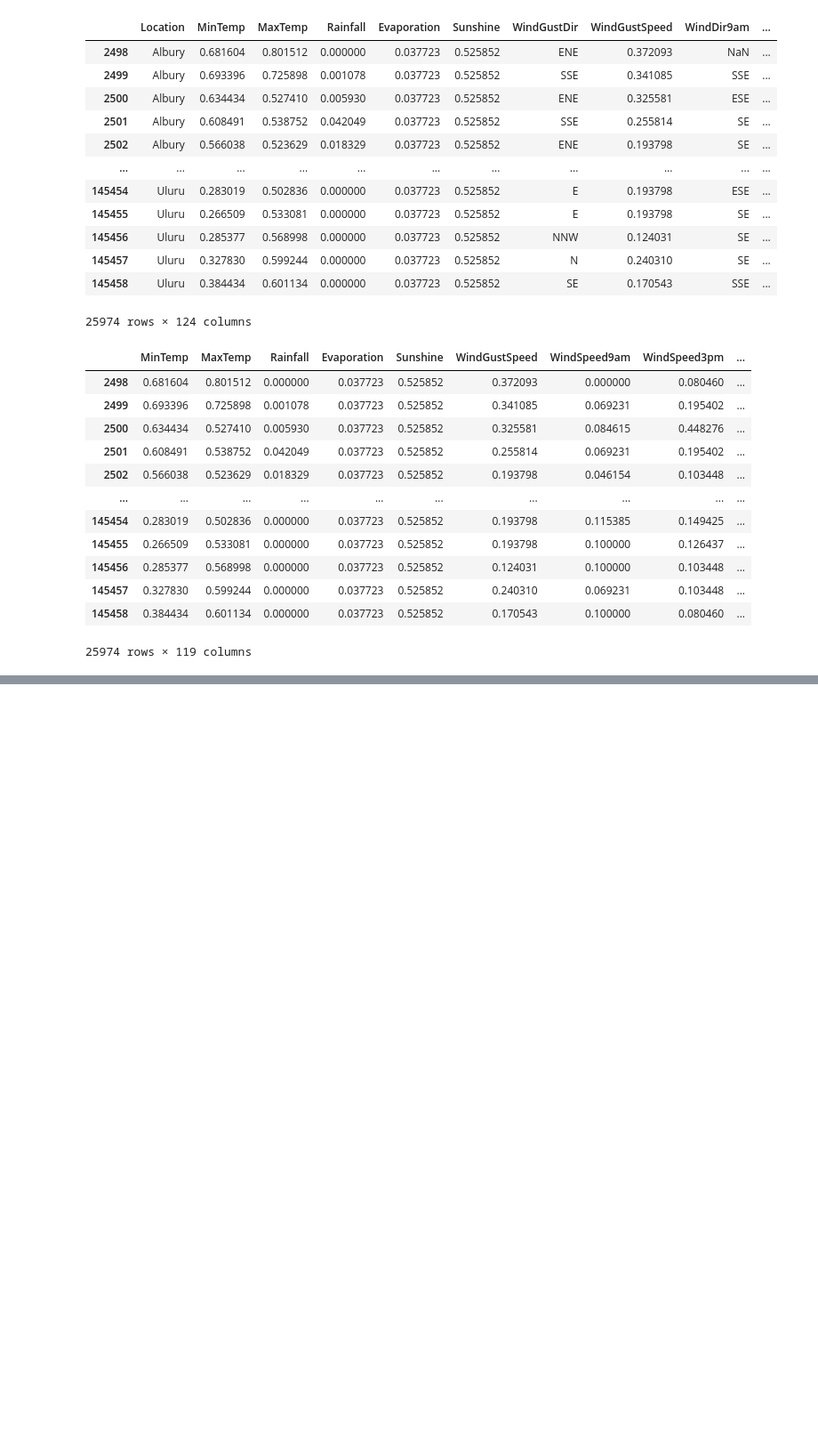
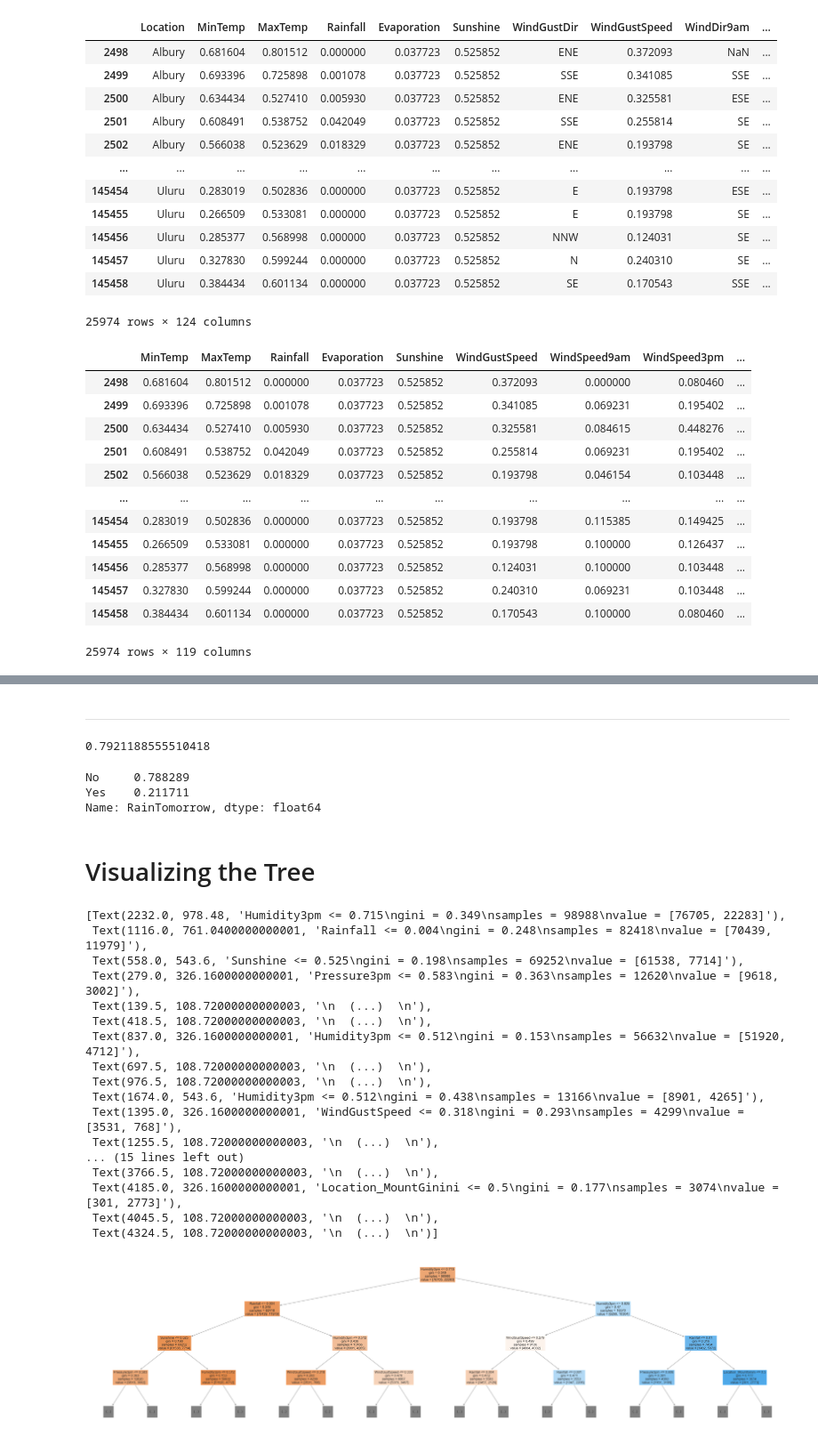
Before and after one commit to Harsh21S/rain-prediction-decision-tree-random-forest, a Jupyter notebook: notebook/Untitled.ipynb, the cells around one changed output, grey strips where cells are left out. Shown: that part at 89% size. Cells and saved outputs as stored; diff of their text form; code cells hidden in the pictures; blank space fills up the shorter version.

Commit message:
visualizing tree

```diff
--- a/notebook/Untitled.ipynb
+++ b/notebook/Untitled.ipynb
@@ -265,0 +268,5 @@ X_test
+# %%
+model = DecisionTreeClassifier(random_state=42)
+# %%
+%%time
+model.fit(X_train, train_targets)
@@ -265,0 +308,14 @@ X_test
+# %% [markdown]
+--------------------------------------------------------------------------------------------
+# %%
+model.score(X_val, val_targets)
+# %% [output]
+0.7921188555510418
+# %%
+val_targets.value_counts() / len(val_targets)
+# %% [output]
+No     0.788289
+Yes    0.211711
+Name: RainTomorrow, dtype: float64
+# %% [markdown]
+# Visualizing the Tree
@@ -265,0 +324,22 @@ X_test
+# %%
+plt.figure(figsize=(80,20))
+plot_tree(model, feature_names=X_train.columns, max_depth=3, filled=True)
+# %% [output]
+[Text(2232.0, 978.48, 'Humidity3pm <= 0.715\ngini = 0.349\nsamples = 98988\nvalue = [76705, 22283]'),
+ Text(1116.0, 761.0400000000001, 'Rainfall <= 0.004\ngini = 0.248\nsamples = 82418\nvalue = [70439, 11979]'),
+ Text(558.0, 543.6, 'Sunshine <= 0.525\ngini = 0.198\nsamples = 69252\nvalue = [61538, 7714]'),
+ Text(279.0, 326.1600000000001, 'Pressure3pm <= 0.583\ngini = 0.363\nsamples = 12620\nvalue = [9618, 3002]'),
+ Text(139.5, 108.72000000000003, '\n  (...)  \n'),
+ Text(418.5, 108.72000000000003, '\n  (...)  \n'),
+ Text(837.0, 326.1600000000001, 'Humidity3pm <= 0.512\ngini = 0.153\nsamples = 56632\nvalue = [51920, 4712]'),
+ Text(697.5, 108.72000000000003, '\n  (...)  \n'),
+ Text(976.5, 108.72000000000003, '\n  (...)  \n'),
+ Text(1674.0, 543.6, 'Humidity3pm <= 0.512\ngini = 0.438\nsamples = 13166\nvalue = [8901, 4265]'),
+ Text(1395.0, 326.1600000000001, 'WindGustSpeed <= 0.318\ngini = 0.293\nsamples = 4299\nvalue = [3531, 768]'),
+ Text(1255.5, 108.72000000000003, '\n  (...)  \n'),
+... (15 lines left out)
+ Text(3766.5, 108.72000000000003, '\n  (...)  \n'),
+ Text(4185.0, 326.1600000000001, 'Location_MountGinini <= 0.5\ngini = 0.177\nsamples = 3074\nvalue = [301, 2773]'),
+ Text(4045.5, 108.72000000000003, '\n  (...)  \n'),
+ Text(4324.5, 108.72000000000003, '\n  (...)  \n')]
+[figure, added]
```
Also changed, not shown: parts of 13 cells of this notebook.
